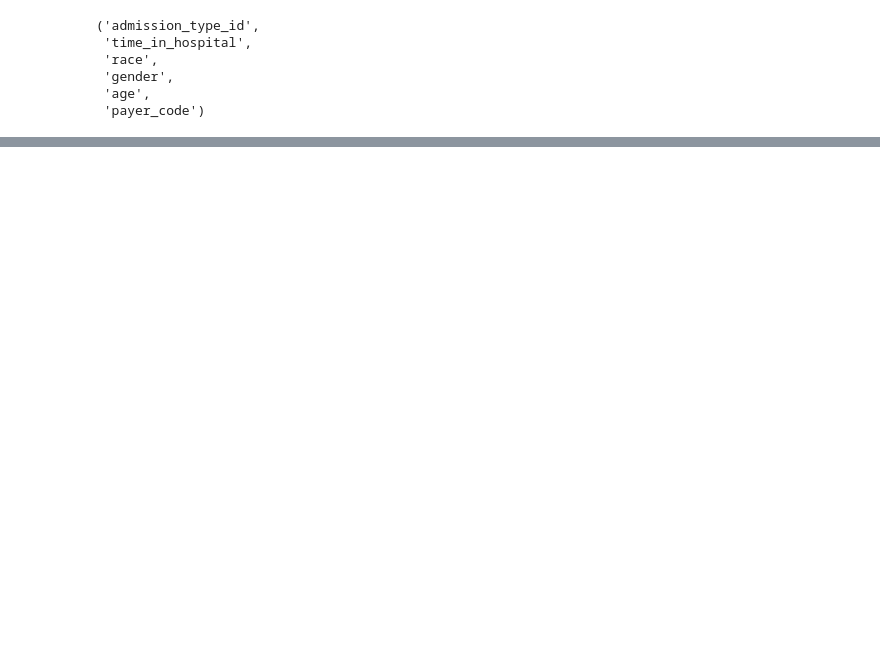
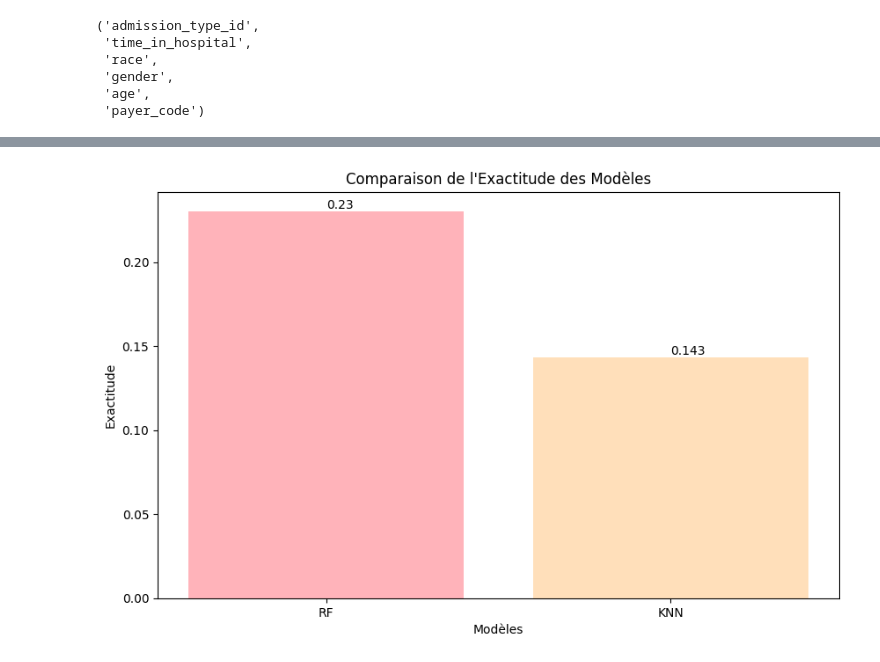
Before and after one commit to sbien1208/projet_python, a Jupyter notebook: Projet_Python.ipynb, the cells around one changed output, grey strips where cells are left out. Drawn from its saved outputs; the diff is of its cells as text; code cells hidden in the pictures; blank space fills up the shorter version.

```diff
--- a/Projet_Python.ipynb
+++ b/Projet_Python.ipynb
@@ -809,2 +914,27 @@ print("Exactitude K-NN:", accuracy_KNN)
+# %%
+results = {
+    'RF': accuracy_RF,
+    'KNN': accuracy_KNN
+}
+
+model_names = list(results.keys())
+accuracies = list(results.values())
+
+plt.figure(figsize=(10, 6))
+bars =plt.bar(model_names, accuracies, color=['#ffb3ba', '#ffdfba','#bae1ff'])
+
+
+for bar in bars:
+    yval = bar.get_height()
+    plt.text(bar.get_x() + bar.get_width()/2, yval, round(yval, 3), va='bottom')  # Afficher la valeur au-dessus de la barre
+
+
+plt.title('Comparaison de l\'Exactitude des Modèles')
+plt.xlabel('Modèles')
+plt.ylabel('Exactitude')
+
+plt.show()
+# %% [output]
+[figure, added]
 # %%
 pip install xgboost lightgbm catboost
```
Also changed, not shown: parts of 68 cells of this notebook.
